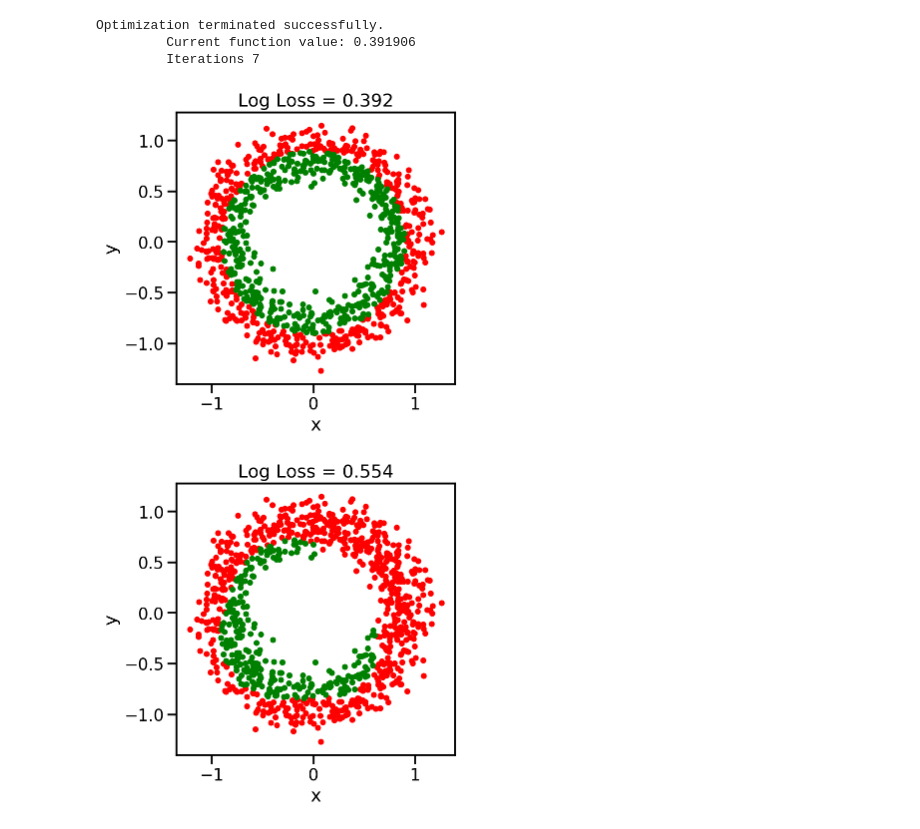
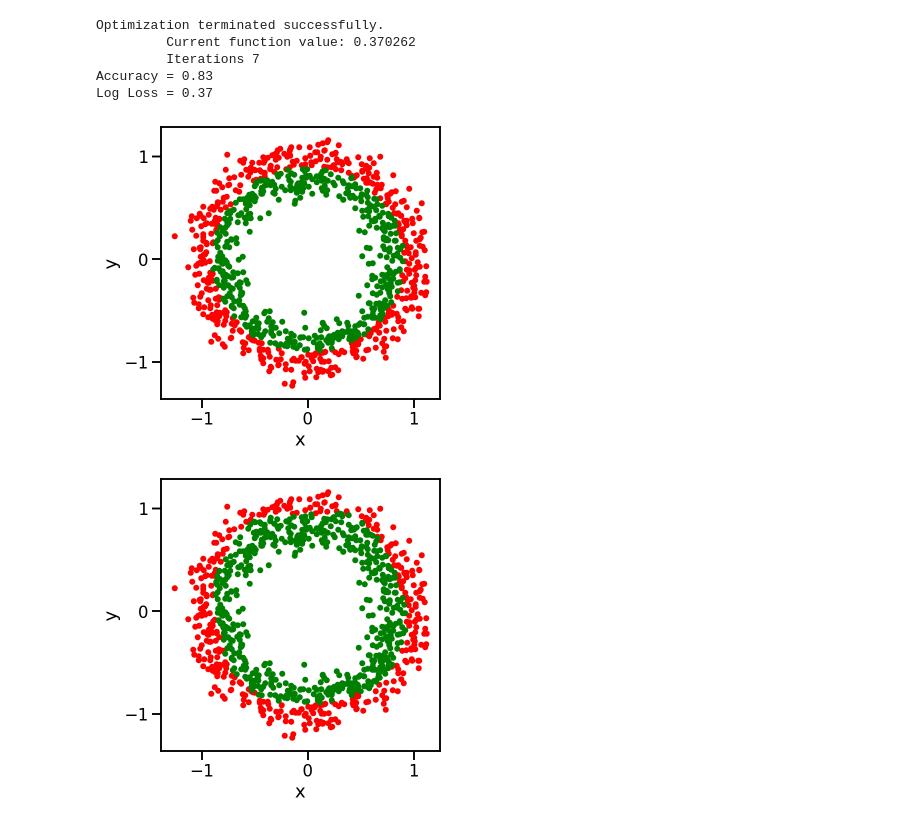
Before and after one commit to hellodanylo/ucla-deeplearning, a Jupyter notebook: 05_ensemble/GaussianCircles.ipynb, the cells around one changed output. Drawn from its saved outputs; the diff is of its cells as text; code cells hidden in the pictures.

```diff
--- a/05_ensemble/GaussianCircles.ipynb
+++ b/05_ensemble/GaussianCircles.ipynb
@@ -33,5 +33,8 @@ def plot_binary_classes(data, labels, ax=None):
     data.loc[labels == 0].plot(kind='scatter', x='x', y='y', color='red', ax=ax)
     data.loc[labels == 1].plot(kind='scatter', x='x', y='y', color='green', ax=ax)
 
+    plt.yticks([-1, 0, 1])
+    plt.xticks([-1, 0, 1])
+
 plot_binary_classes(df, df['class'])
 # %% [output]
@@ -83,19 +93,25 @@ plot_binary_distributions(df['l2'], df['class'])
 reg_l2_features = df[['const', 'l2']]
 
 reg_l2 = Logit(df['class'], reg_l2_features).fit()
-reg_l2_probs = reg_l2.predict(reg_with_l2_features)
+reg_l2_probs = reg_l2.predict(reg_l2_features)
 
-plot_binary_classes(df, reg_l2_probs > 0.5)
+reg_l2_classes = reg_l2_probs > 0.5
+plot_binary_classes(df, reg_l2_classes)
 
 ll = round(log_loss(df['class'], reg_l2_probs), 3)
-plt.title(f'Log Loss = {ll}')
+acc = (reg_l2_classes == df['class']).mean()
+
+print(f'Accuracy = {acc}')
+print(f'Log Loss = {ll}')
 
 plt.show()
 # %% [output]
 Optimization terminated successfully.
-         Current function value: 0.391906
+         Current function value: 0.370262
          Iterations 7
+Accuracy = 0.83
+Log Loss = 0.37
-[figure, old version]
+[figure, new version]
 # %%
 from tensorflow.python.keras.layers import Dense
 from tensorflow.python.keras.models import Sequential
@@ -142,14 +158,15 @@ def train_nn_classifier(X, y, seed):
     return model
 
 
-def evaluate_model(df, model):
+def evaluate_model(df, model, title=True):
     probs = model.predict(df[['x', 'y']]).reshape(-1)
     plot_binary_classes(df, probs > 0.5)
 
-    ll = round(log_loss(df['class'], probs), 3)
-    plt.title(f'Log Loss = {ll}')
+    if title:
+        ll = round(log_loss(df['class'], probs), 3)
+        plt.title(f'Log Loss = {ll}')
 # %%
-model = train_nn_classifier(df[['x', 'y']], df['class'], seed=100)
-evaluate_model(df, model)
+model = train_nn_classifier(df[['x', 'y']], df['class'], seed=42)
+evaluate_model(df, model, title=False)
 # %% [output]
-[figure, old version]
+[figure, new version]
```
Also changed, not shown: parts of 21 cells of this notebook, 1 other file.
